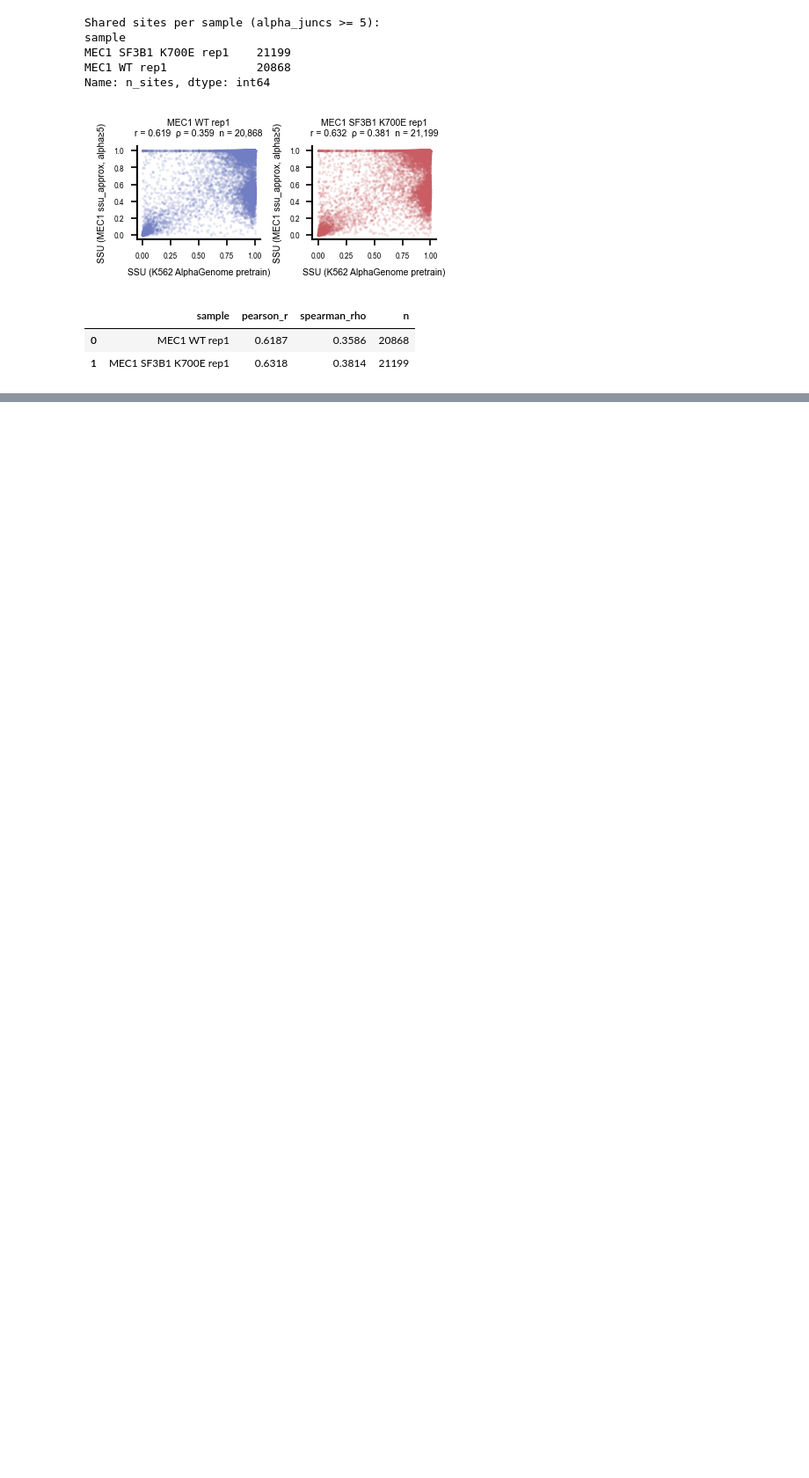
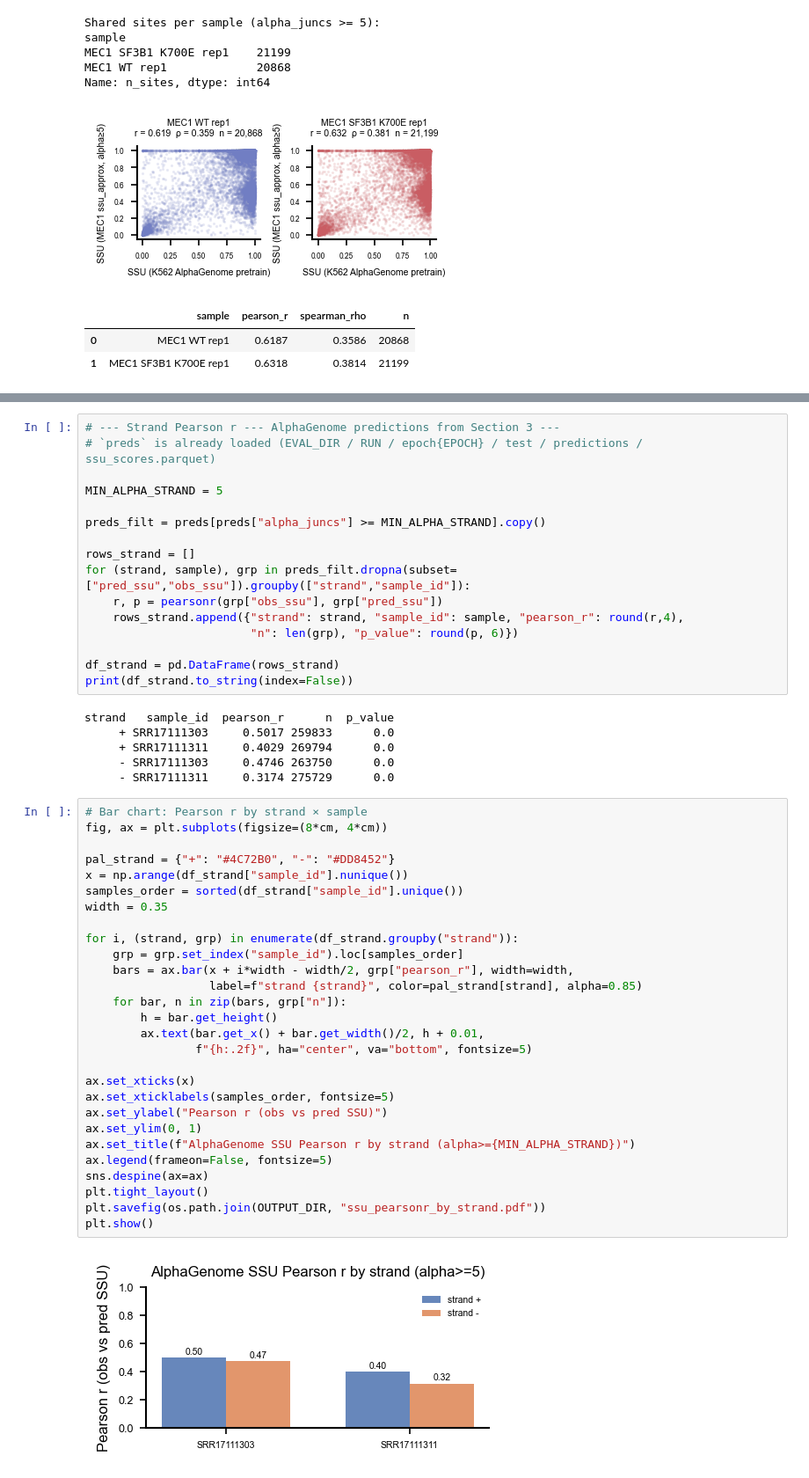
Before and after one commit to MiqG/alphagenome_finetuning_rna, a Jupyter notebook: figures/debug_ssu.ipynb, the cells around one changed output, grey strips where cells are left out. Shown at 88% size. Cells and saved outputs as stored; diff of their text form; blank space fills up the shorter version.

```diff
--- a/figures/debug_ssu.ipynb
+++ b/figures/debug_ssu.ipynb
@@ -822,0 +830,52 @@ Name: n_sites, dtype: int64
+# %%
+# --- Strand Pearson r --- AlphaGenome predictions from Section 3 ---
+# `preds` is already loaded (EVAL_DIR / RUN / epoch{EPOCH} / test / predictions / ssu_scores.parquet)
+
+MIN_ALPHA_STRAND = 5
+
+preds_filt = preds[preds["alpha_juncs"] >= MIN_ALPHA_STRAND].copy()
+
+rows_strand = []
+for (strand, sample), grp in preds_filt.dropna(subset=["pred_ssu","obs_ssu"]).groupby(["strand","sample_id"]):
+    r, p = pearsonr(grp["obs_ssu"], grp["pred_ssu"])
+    rows_strand.append({"strand": strand, "sample_id": sample, "pearson_r": round(r,4),
+                        "n": len(grp), "p_value": round(p, 6)})
+
+df_strand = pd.DataFrame(rows_strand)
+print(df_strand.to_string(index=False))
+# %% [output]
+strand   sample_id  pearson_r      n  p_value
+     + SRR17111303     0.5017 259833      0.0
+     + SRR17111311     0.4029 269794      0.0
+     - SRR17111303     0.4746 263750      0.0
+     - SRR17111311     0.3174 275729      0.0
+# %%
+# Bar chart: Pearson r by strand × sample
+fig, ax = plt.subplots(figsize=(8*cm, 4*cm))
+
+pal_strand = {"+": "#4C72B0", "-": "#DD8452"}
+x = np.arange(df_strand["sample_id"].nunique())
+samples_order = sorted(df_strand["sample_id"].unique())
+width = 0.35
+
+for i, (strand, grp) in enumerate(df_strand.groupby("strand")):
+    grp = grp.set_index("sample_id").loc[samples_order]
+    bars = ax.bar(x + i*width - width/2, grp["pearson_r"], width=width,
+                  label=f"strand {strand}", color=pal_strand[strand], alpha=0.85)
+    for bar, n in zip(bars, grp["n"]):
+        h = bar.get_height()
+        ax.text(bar.get_x() + bar.get_width()/2, h + 0.01,
+                f"{h:.2f}", ha="center", va="bottom", fontsize=5)
+
+ax.set_xticks(x)
+ax.set_xticklabels(samples_order, fontsize=5)
+ax.set_ylabel("Pearson r (obs vs pred SSU)")
+ax.set_ylim(0, 1)
+ax.set_title(f"AlphaGenome SSU Pearson r by strand (alpha>={MIN_ALPHA_STRAND})")
+ax.legend(frameon=False, fontsize=5)
+sns.despine(ax=ax)
+plt.tight_layout()
+plt.savefig(os.path.join(OUTPUT_DIR, "ssu_pearsonr_by_strand.pdf"))
+plt.show()
+# %% [output]
+[figure, added]
```
Also changed, not shown: parts of 3 cells of this notebook, 17 other files.
